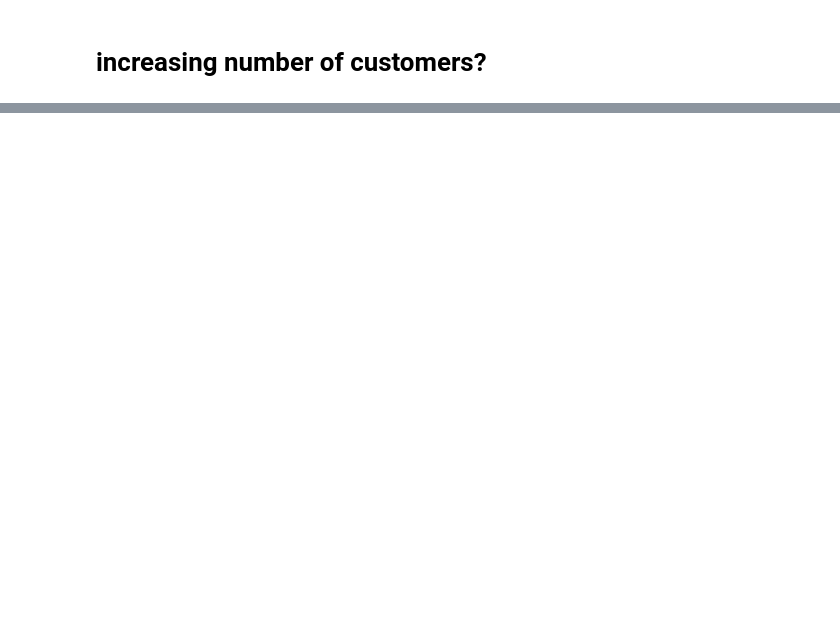
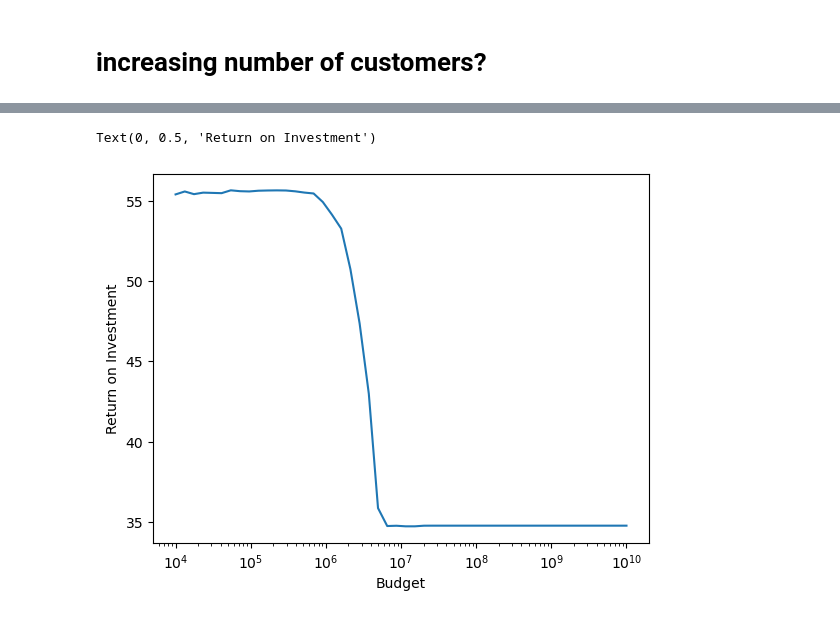
Before and after one commit to owowouwu/optimisation-ass-2, a Jupyter notebook: capital_investment.ipynb, the cells around one changed output, grey strips where cells are left out. Cells and saved outputs as stored; diff of their text form; code cells hidden in the pictures; blank space fills up the shorter version.

```diff
--- a/capital_investment.ipynb
+++ b/capital_investment.ipynb
@@ -215,0 +247,25 @@ MARKET_CUSTOMERS = {MARKET_CUSTOMERS[category]*10 for category in n_customers}
+# %%
+budgets = np.logspace(4, 10, num=50)
+INVENTORY_SPACE = 1e8
+FREE_SHIPPING_FACTOR = 0.2
+BULK_PURCHASE_COST = 1e2
+BULK_WEIGHT = 1e4
+DISCOUNT_FACTOR = 2
+results = []
+
+for b in budgets:
+    BUDGET = b
+    m,objective,data = run_model()
+    results.append({
+        'budget' : b,
+        'amount_spent' : data['amount_spent'],
+        'model' : m,
+        'objective' : objective,
+        'data':data
+    })
+
+moneys = [{'budget':r['budget'], 'amount_spent':r['amount_spent'], 'profit':r['objective'] }for r in results]
+moneys = pd.DataFrame(moneys)
+moneys['revenue'] = moneys['profit'] + moneys['amount_spent']
+moneys['%profit'] = moneys['profit'] / moneys['amount_spent'] * 100
+moneys
@@ -215,0 +307,8 @@ MARKET_CUSTOMERS = {MARKET_CUSTOMERS[category]*10 for category in n_customers}
+# %%
+plt.plot(moneys['budget'], moneys['%profit'])
+plt.xscale('log')
+plt.xlabel('Budget')
+plt.ylabel('Return on Investment')
+# %% [output]
+Text(0, 0.5, 'Return on Investment')
+[figure, added]
```
Also changed, not shown: parts of 12 cells of this notebook.
